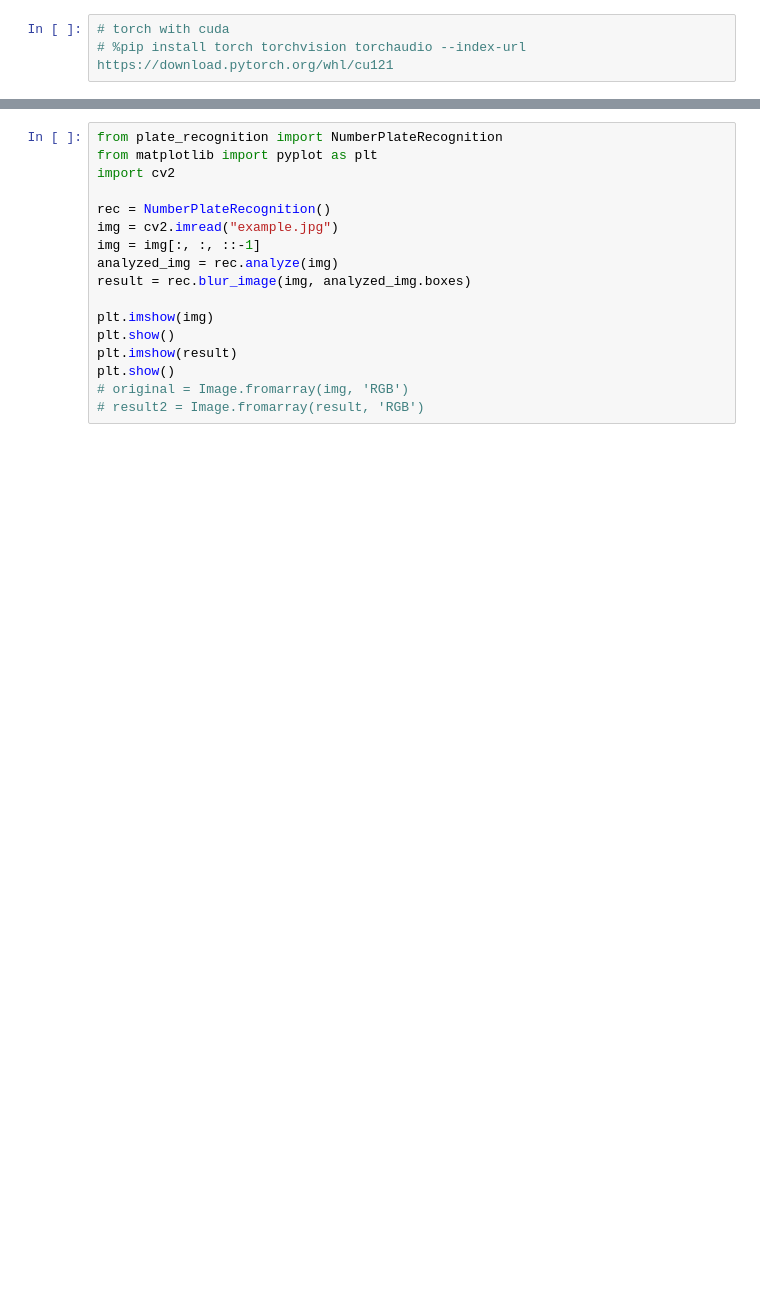
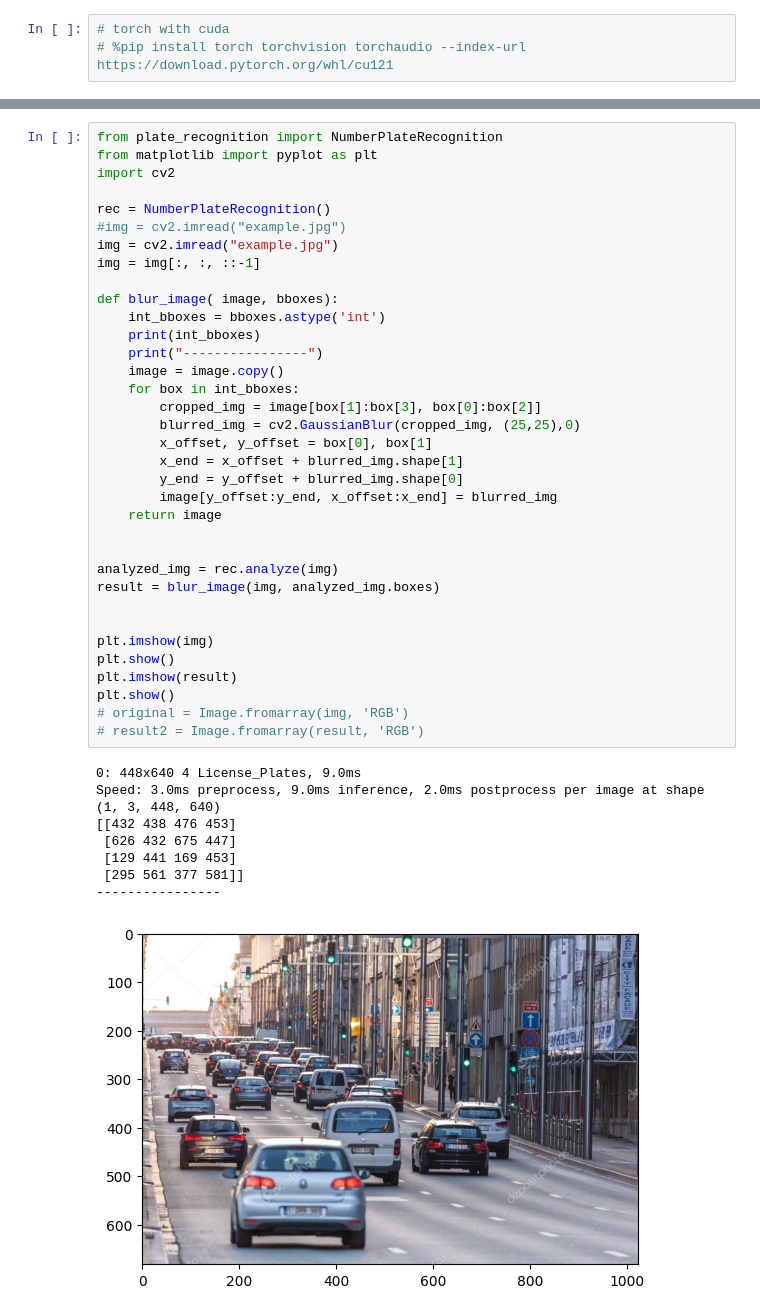
Before and after one commit to TheDying0fLight/NumberPlateRecognition, a Jupyter notebook: safe_video/number_plate_recognition/test.ipynb, the cells around one changed output, grey strips where cells are left out. Saved outputs shown, nothing was run; the diff lists cells and outputs as text; blank space fills up the shorter version.

```diff
--- a/safe_video/number_plate_recognition/test.ipynb
+++ b/safe_video/number_plate_recognition/test.ipynb
@@ -53,17 +65,44 @@ run(img)
 # %%
 from plate_recognition import NumberPlateRecognition
 from matplotlib import pyplot as plt
 import cv2
 
 rec = NumberPlateRecognition()
+#img = cv2.imread("example.jpg")
 img = cv2.imread("example.jpg")
 img = img[:, :, ::-1]
+
+def blur_image( image, bboxes):
+    int_bboxes = bboxes.astype('int')
+    print(int_bboxes)
+    print("----------------")
+    image = image.copy()
+    for box in int_bboxes:
+        cropped_img = image[box[1]:box[3], box[0]:box[2]]
+        blurred_img = cv2.GaussianBlur(cropped_img, (25,25),0)
+        x_offset, y_offset = box[0], box[1]
+        x_end = x_offset + blurred_img.shape[1]
+        y_end = y_offset + blurred_img.shape[0]
+        image[y_offset:y_end, x_offset:x_end] = blurred_img
+    return image
+
+
 analyzed_img = rec.analyze(img)
-result = rec.blur_image(img, analyzed_img.boxes)
+result = blur_image(img, analyzed_img.boxes)
+
 
 plt.imshow(img)
 plt.show()
 plt.imshow(result)
 plt.show()
 # original = Image.fromarray(img, 'RGB')
 # result2 = Image.fromarray(result, 'RGB')
+# %% [output]
+0: 448x640 4 License_Plates, 9.0ms
+Speed: 3.0ms preprocess, 9.0ms inference, 2.0ms postprocess per image at shape (1, 3, 448, 640)
+[[432 438 476 453]
+ [626 432 675 447]
+ [129 441 169 453]
+ [295 561 377 581]]
+----------------
+[figure, added]
```
Also changed, not shown: parts of 6 cells of this notebook.
